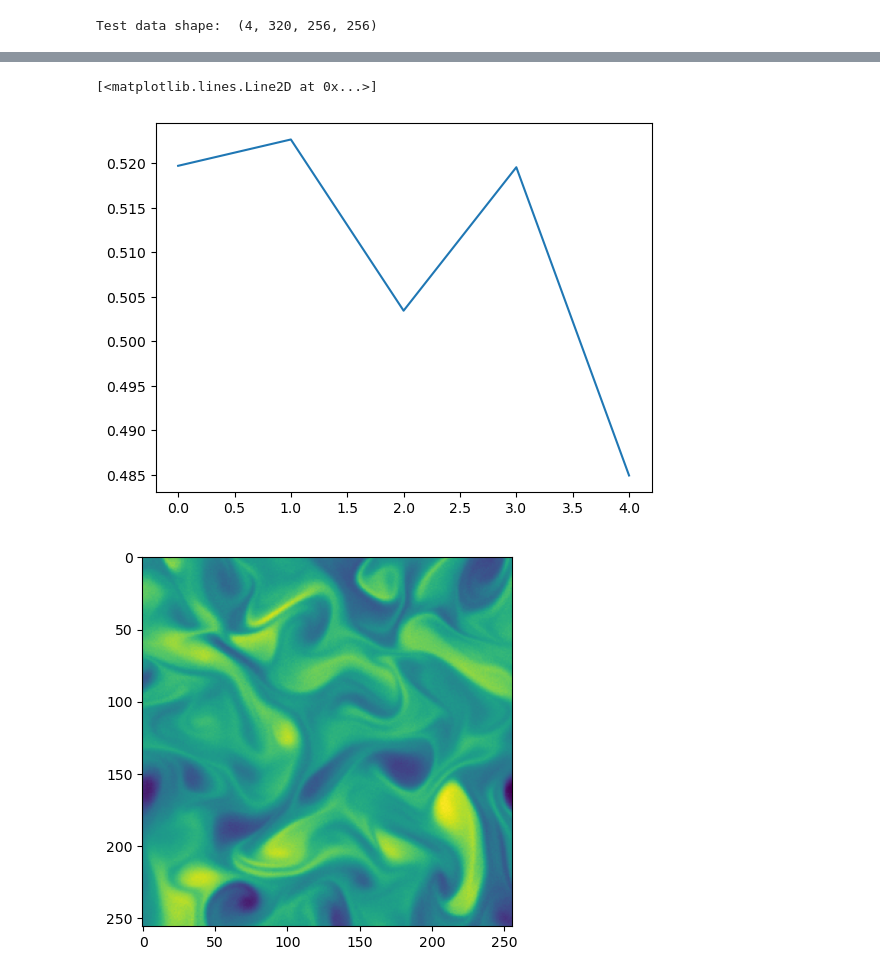
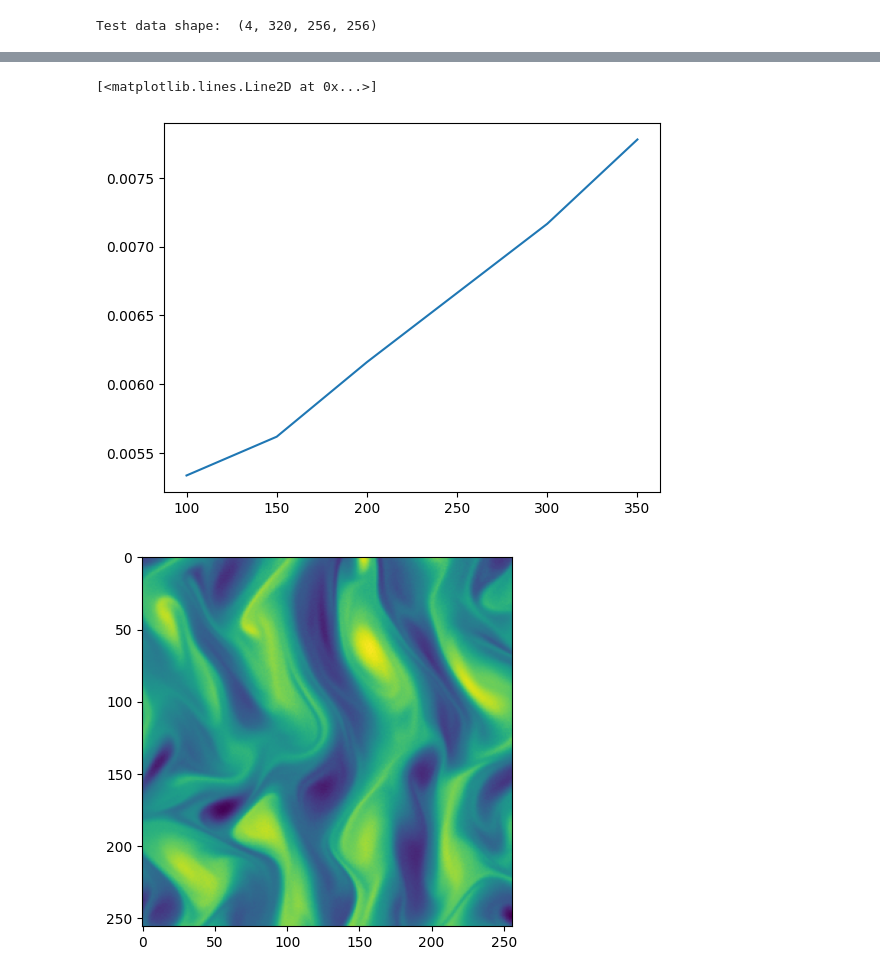
Before and after one commit to baristuran/baris-personal, a Jupyter notebook: data_assimilation.ipynb, the cells around one changed output, grey strips where cells are left out. Cells and saved outputs as stored; diff of their text form; code cells hidden in the pictures.

```diff
--- a/data_assimilation.ipynb
+++ b/data_assimilation.ipynb
@@ -109,10 +109,10 @@ def denoise(guidance, model, K, beta_min = 1e-4, beta_max = 0.02, steps=[1000],
     return x_t
 # %%
 #Randomly choose a fixed percentage of points from the test snapshot
-percentage = 1.5625
+percentage = 5
 factor = percentage/100
 N = int(256**2 * factor)
-test_snapshot = test_data[3, 90, :, :]
+test_snapshot = test_data[3, 10, :, :]
 nx = np.random.randint(0, 256, (N,))
 ny = np.random.randint(0, 256, (N,))
 sparse_measurement =  test_snapshot[nx, ny]
@@ -138,5 +138,5 @@ ax2.imshow(interpolated_sparse_measurement)
 #Generate high fidelity data from sparse mesurements
 sparse_measurement = torch.tensor(interpolated_sparse_measurement, dtype=torch.float32).unsqueeze(0).unsqueeze(0).to(device)
 K = 1
-steps = np.ones((K,), dtype=np.int16) * 50
-generated_image = denoise(sparse_measurement, model,steps=steps, K=K, beta_max=0.002, output_freq=10).squeeze().detach().cpu().numpy()
+steps = np.ones((K,), dtype=np.int16) * 100
+generated_image = denoise(sparse_measurement, model,steps=steps, K=K, beta_max=0.002, output_freq=10, show_intermediate_output=True).squeeze().detach().cpu().numpy()
@@ -181,36 +193,43 @@ Generated Image PSNR:  26.164015245724404
 # %%
 import os
 sparse_measurement = torch.tensor(interpolated_sparse_measurement, dtype=torch.float32).unsqueeze(0).unsqueeze(0).to(device)
-S = [10,20,30,40,50]
-K = 2
+S = [100,150,200,300,350]
+K = [1]
 path = "/home/baris/Documents/DDSim/baris-personal/sparse/"
-path_K = os.path.join(path, "K_" + str(K))
-path_K_str = path + "K_" + str(K)
 
-if not os.path.exists(path_K):
-    os.makedirs(path_K)
 
-#plt.imshow(test_snapshot)
-#plt.savefig(path_K_str + "/ground_truth")
+
 SSIM_Sparse_List = []
 SSIM_List = []
+MSE_List = []
 
 figure, axis = plt.subplots()
 figure2, axis2 = plt.subplots()
 for s in S:
-    steps = np.ones((K,), dtype=np.int16) * s
-    generated_image = denoise(sparse_measurement, model,steps=steps, K=K, beta_max=0.002, output_freq=10).squeeze().detach().cpu().numpy()
-    PSNR = peak_signal_noise_ratio(test_snapshot, generated_image, data_range=2.0)
-    SSIM = structural_similarity(test_snapshot, generated_image, data_range=2.0)
-    SSIM_Sparse = structural_similarity(test_snapshot, interpolated_sparse_measurement, data_range=2.0)
-    print(f"S = {s}")
-    print(f"Input SSIM: {SSIM_Sparse}")
-    print(f"Generated Image SSIM: {SSIM}")
-    print(f"Generated Image PSNR: {PSNR}")
-    plt.imshow(generated_image)
-    plt.savefig(path_K_str + "/S_" + str(s))
-    SSIM_List.append(SSIM)
-    SSIM_Sparse_List.append(SSIM_Sparse_List)
+    for k in K:
+        path_K = os.path.join(path, "K_" + str(k))
+        path_K_str = path + "K_" + str(k)
+        if not os.path.exists(path_K):
+            s.makedirs(path_K)
+        plt.imshow(test_snapshot)
+        plt.savefig(path_K_str + "/ground_truth")
 
-axis.plot(SSIM_List)
+        steps = np.ones((k,), dtype=np.int16) * s
+        generated_image = denoise(sparse_measurement, model,steps=steps, K=k, beta_max=0.002, output_freq=10).squeeze().detach().cpu().numpy()
+        PSNR = peak_signal_noise_ratio(test_snapshot, generated_image, data_range=2.0)
+        SSIM = structural_similarity(test_snapshot, generated_image, data_range=2.0)
+        SSIM_Sparse = structural_similarity(test_snapshot, interpolated_sparse_measurement, data_range=2.0)
+        MSE = np.mean((test_snapshot - generated_image)**2)
+
+        print(f"S = {s}")
+        print(f"Input SSIM: {SSIM_Sparse}")
+        print(f"Generated Image SSIM: {SSIM}")
+        print(f"Generated Image PSNR: {PSNR}")
+        plt.imshow(generated_image)
+        plt.savefig(path_K_str + "/S_" + str(s))
+        SSIM_List.append(SSIM)
+        SSIM_Sparse_List.append(SSIM_Sparse_List)
+        MSE_List.append(MSE)
+
+axis.plot(S, MSE_List)
 # %% [output]
@@ -237,3 +256,3 @@ Generated Image PSNR: 25.888376299820766
 [<matplotlib.lines.Line2D at 0x...>]
-[figure, old version]
+[figure, new version]
-[figure, old version]
+[figure, new version]
```
Also changed, not shown: parts of 4 cells of this notebook, 4 other files.
